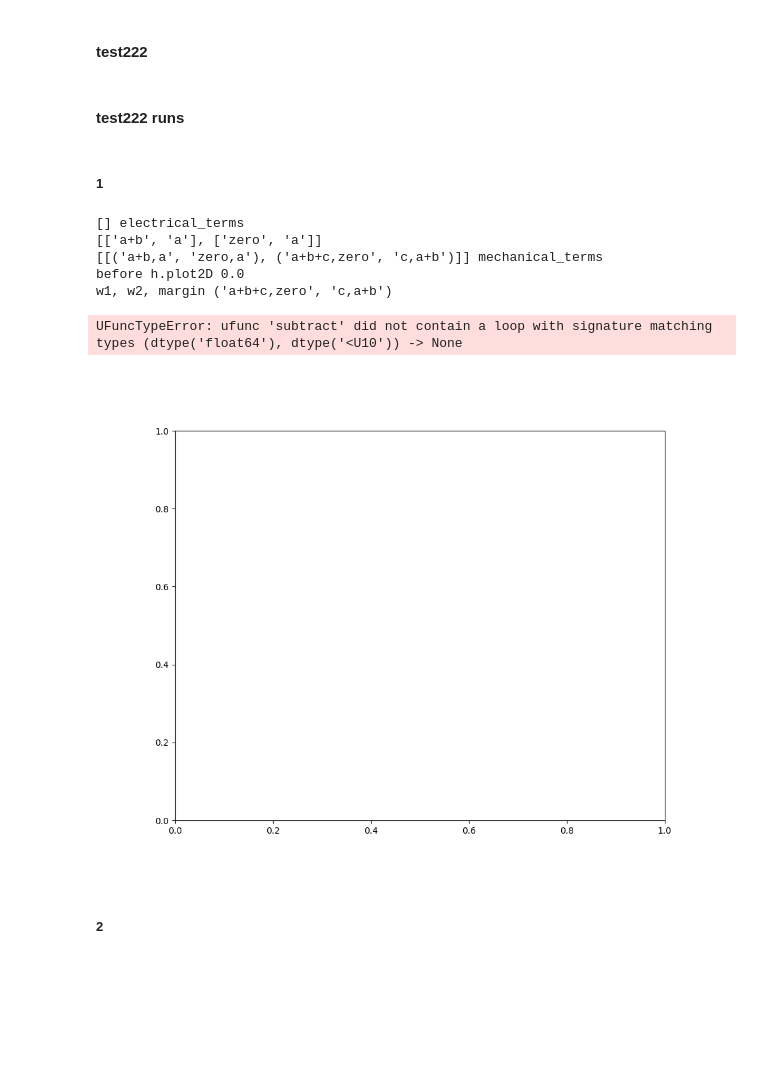
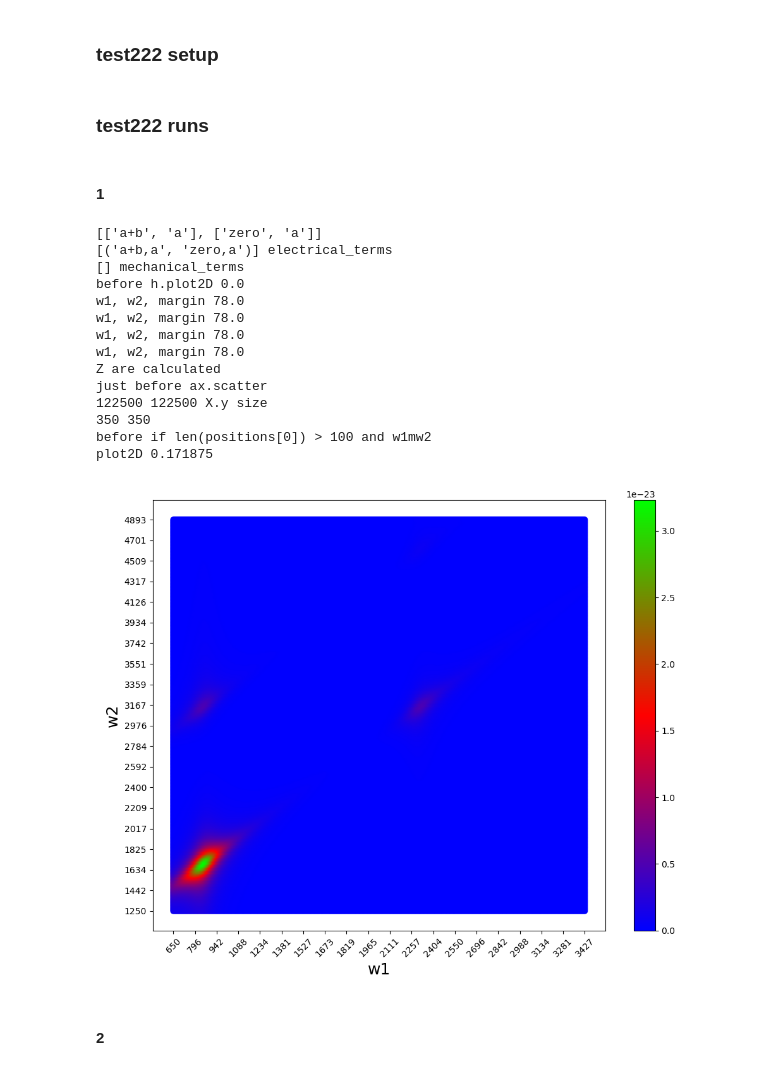
Before and after one commit to wilson-gv-project/wilson-gv, a Jupyter notebook: Untitled.ipynb, the cells around one changed output. Cells and saved outputs as stored; diff of their text form; code cells hidden in the pictures; blank space fills up the shorter version.

```diff
--- a/Untitled.ipynb
+++ b/Untitled.ipynb
@@ -66,7 +66,7 @@ w1mw2 = False
 
 np.set_printoptions(suppress=True, linewidth=150)
 # %% [markdown]
-#### test222
+### test222 setup
 # %%
 import matplotlib.pyplot as plt
 %matplotlib ipympl
@@ -168,25 +119,33 @@ def test222():
 # %% [markdown]
-#### test222 runs
+### test222 runs
 # %% [markdown]
-##### 1
+#### 1
 # %%
 printDerivs = False
 
-ee1, mm1 = [], [0]
+ee1, mm1 = [0], []
 
 w1mw2 = False
 
 test222()
 # %% [output]
-[] electrical_terms
 [['a+b', 'a'], ['zero', 'a']]
-[[('a+b,a', 'zero,a'), ('a+b+c,zero', 'c,a+b')]] mechanical_terms
+[('a+b,a', 'zero,a')] electrical_terms
+[] mechanical_terms
 before h.plot2D 0.0
-w1, w2, margin ('a+b+c,zero', 'c,a+b')
+w1, w2, margin 78.0
+w1, w2, margin 78.0
+w1, w2, margin 78.0
+w1, w2, margin 78.0
+Z are calculated
+just before ax.scatter
+122500 122500 X.y size
+350 350
+before if len(positions[0]) > 100 and w1mw2
+plot2D 0.171875
-UFuncTypeError: ufunc 'subtract' did not contain a loop with signature matching types (dtype('float64'), dtype('<U10')) -> None
-[figure, old version]
+[figure, new version]
 # %% [markdown]
-##### 2
+#### 2
 # %%
 printDerivs = False
 
```
Also changed, not shown: parts of 7 cells of this notebook, 1 other file.
